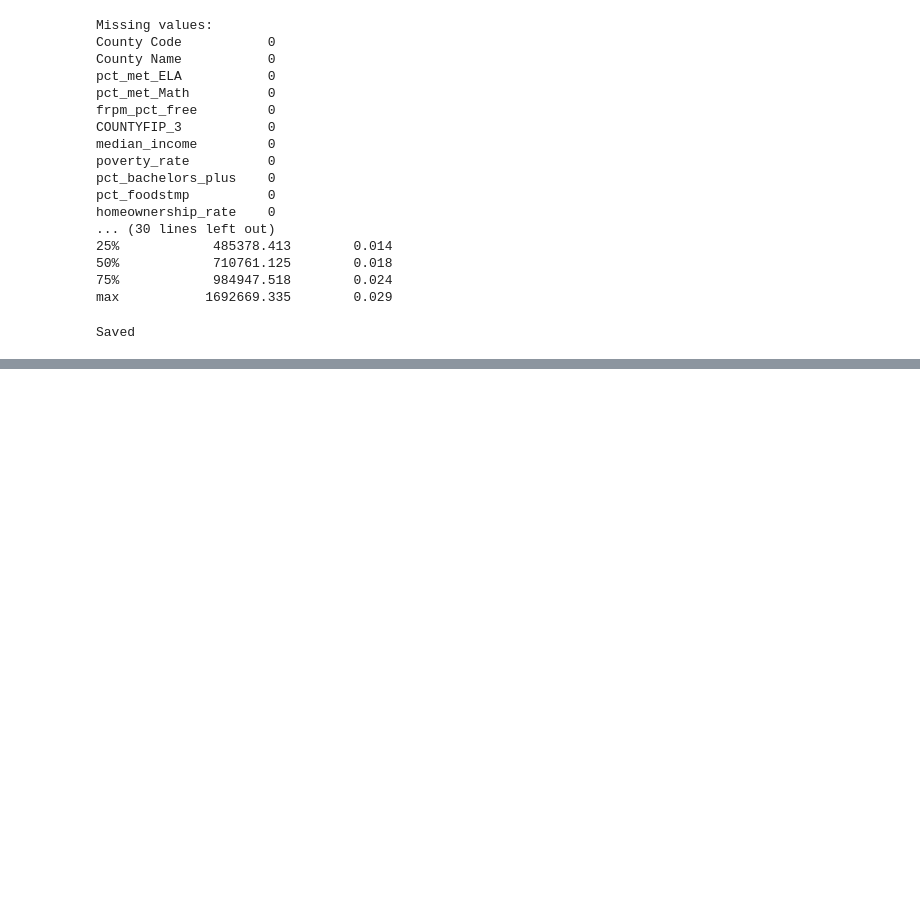
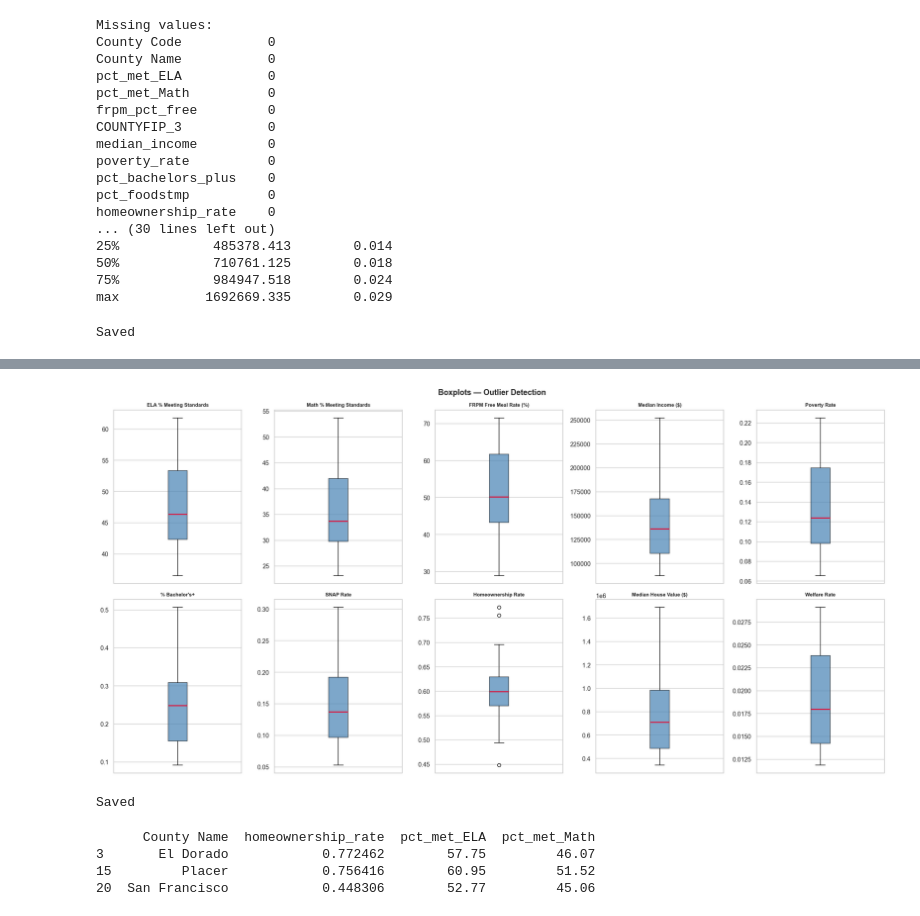
Before and after one commit to andrewyounucsd/math189-final-project, a Jupyter notebook: math189_final_project.ipynb, the cells around one changed output, grey strips where cells are left out. Saved outputs shown, nothing was run; the diff lists cells and outputs as text; code cells hidden in the pictures; blank space fills up the shorter version.

```diff
--- a/math189_final_project.ipynb
+++ b/math189_final_project.ipynb
@@ -350,0 +478,52 @@ Saved
+# %%
+# Boxplots
+# Identifies outliers and distribution shape for each variable
+# Circles outside the whiskers indicate statistical outliers (beyond 1.5 * IQR)
+fig, axes = plt.subplots(2, 5, figsize=(20, 10))
+fig.suptitle('Boxplots — Outlier Detection', fontsize=14, fontweight='bold')
+
+vars_to_plot = [
+    ('pct_met_ELA', 'ELA % Meeting Standards'),
+    ('pct_met_Math', 'Math % Meeting Standards'),
+    ('frpm_pct_free', 'FRPM Free Meal Rate (%)'),
+    ('median_income', 'Median Income ($)'),
+    ('poverty_rate', 'Poverty Rate'),
+    ('pct_bachelors_plus', "% Bachelor's+"),
+    ('pct_foodstmp', 'SNAP Rate'),
+    ('homeownership_rate', 'Homeownership Rate'),
+    ('median_house_value', 'Median House Value ($)'),
+    ('pct_welfare', 'Welfare Rate'),
+]
+
+for ax, (var, label) in zip(axes.flatten(), vars_to_plot):
+    ax.boxplot(final2[var], patch_artist=True,
+               boxprops=dict(facecolor='steelblue', alpha=0.7),
+               medianprops=dict(color='crimson', linewidth=2))
+    ax.set_title(label, fontsize=9, fontweight='bold')
+    ax.set_xticks([])
+
+plt.tight_layout()
+plt.savefig('boxplots.png', bbox_inches='tight')
+plt.show()
+print("Saved")
+# %% [output]
+[figure, added]
+Saved
+# %%
+# Identify which counties are flagged as outliers in homeownership rate
+# Homeownership is the only variable with statistical outliers in the boxplots
+Q1 = final2['homeownership_rate'].quantile(0.25)
+Q3 = final2['homeownership_rate'].quantile(0.75)
+IQR = Q3 - Q1
+
+outliers = final2[
+    (final2['homeownership_rate'] < Q1 - 1.5 * IQR) |
+    (final2['homeownership_rate'] > Q3 + 1.5 * IQR)
+][['County Name', 'homeownership_rate', 'pct_met_ELA', 'pct_met_Math']]
+
+print(outliers)
+# %% [output]
+      County Name  homeownership_rate  pct_met_ELA  pct_met_Math
+3       El Dorado            0.772462        57.75         46.07
+15         Placer            0.756416        60.95         51.52
+20  San Francisco            0.448306        52.77         45.06
```
Also changed, not shown: parts of 30 cells of this notebook.
